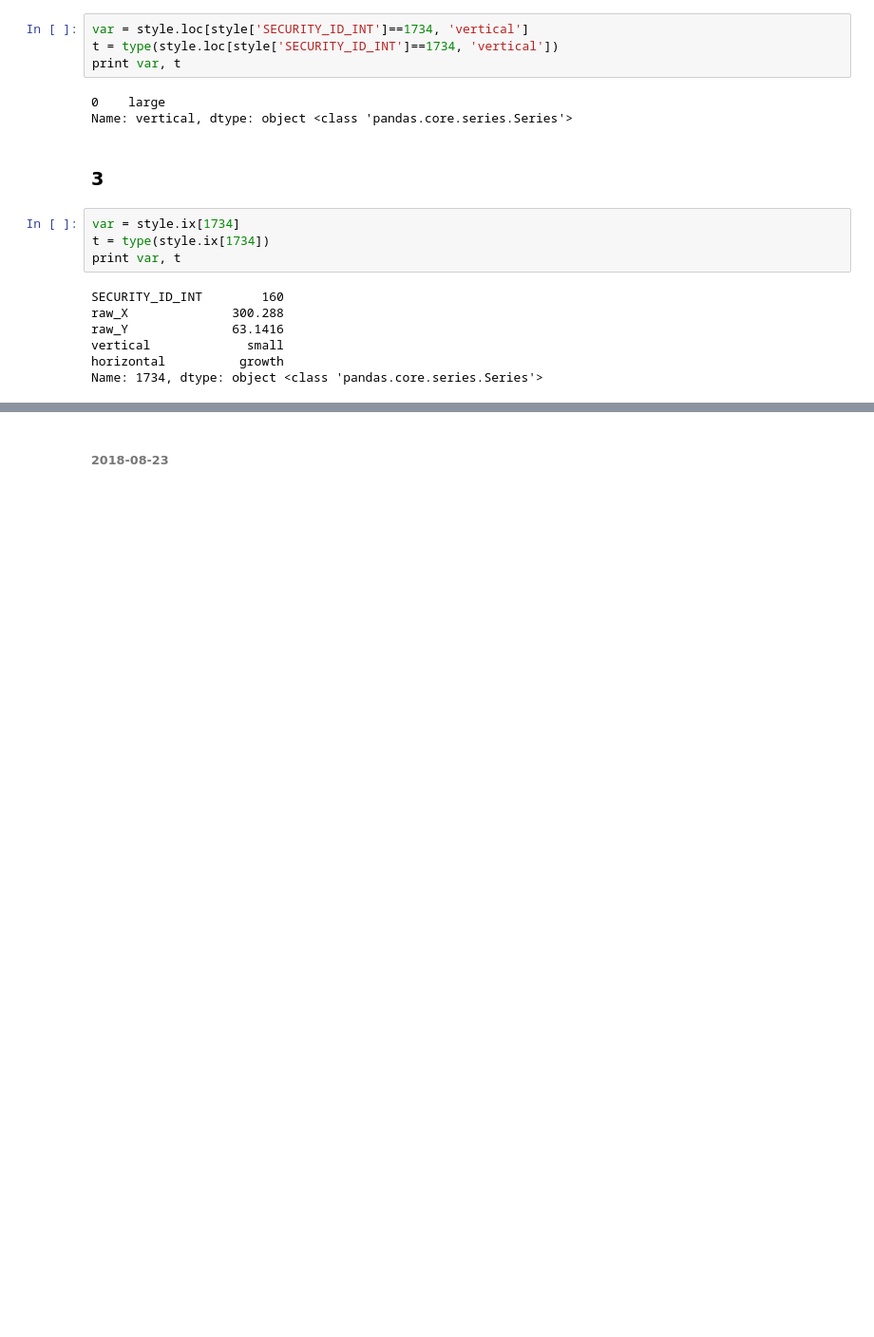
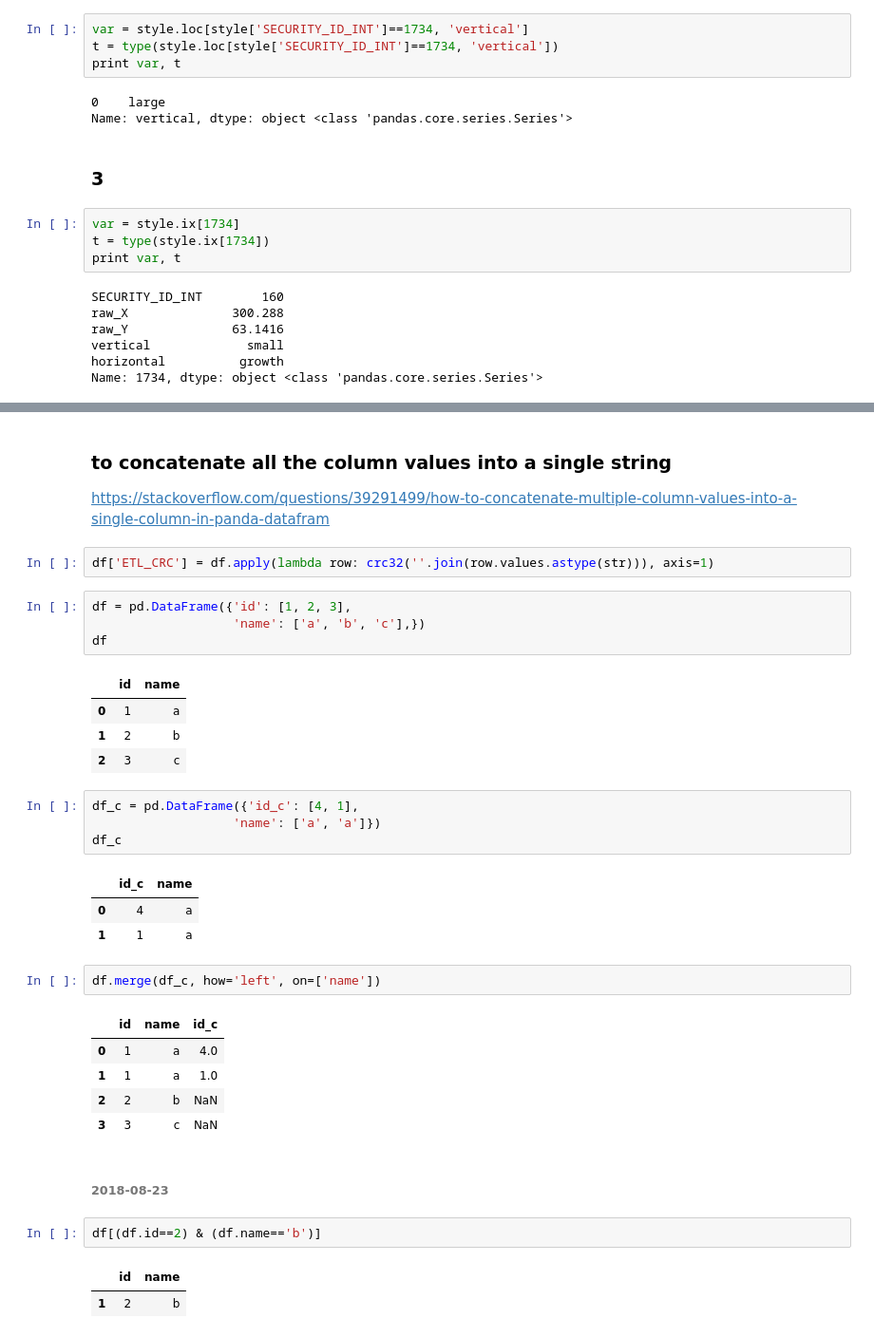
Before and after one commit to Sugeei/python-practice, a Jupyter notebook: jupyter_notebook/pandas_advance.ipynb, the cells around one changed output, grey strips where cells are left out. Shown: that part at 95% size. Drawn from its saved outputs; the diff is of its cells as text; blank space fills up the shorter version.

```diff
--- a/jupyter_notebook/pandas_advance.ipynb
+++ b/jupyter_notebook/pandas_advance.ipynb
@@ -844,2 +113,37 @@ df.to_csv("qa_err_items.csv", encoding='utf-8')
+# %% [markdown]
+### to concatenate all the column values into a single string
+https://stackoverflow.com/questions/39291499/how-to-concatenate-multiple-column-values-into-a-single-column-in-panda-datafram
+# %%
+df['ETL_CRC'] = df.apply(lambda row: crc32(''.join(row.values.astype(str))), axis=1)
+# %%
+df = pd.DataFrame({'id': [1, 2, 3],
+                   'name': ['a', 'b', 'c'],})
+df
+# %% [output]
+|  | id | name |
+| 0 | 1 | a |
+| 1 | 2 | b |
+| 2 | 3 | c |
+# %%
+df_c = pd.DataFrame({'id_c': [4, 1],
+                   'name': ['a', 'a']})
+df_c
+# %% [output]
+|  | id_c | name |
+| 0 | 4 | a |
+| 1 | 1 | a |
+# %%
+df.merge(df_c, how='left', on=['name'])
+# %% [output]
+|  | id | name | id_c |
+| 0 | 1 | a | 4.0 |
+| 1 | 1 | a | 1.0 |
+| 2 | 2 | b | NaN |
+| 3 | 3 | c | NaN |
 # %% [markdown]
 ###### 2018-08-23
+# %%
+df[(df.id==2) & (df.name=='b')]
+# %% [output]
+|  | id | name |
+| 1 | 2 | b |
```
Also changed, not shown: parts of 270 cells of this notebook, 3 other files.
